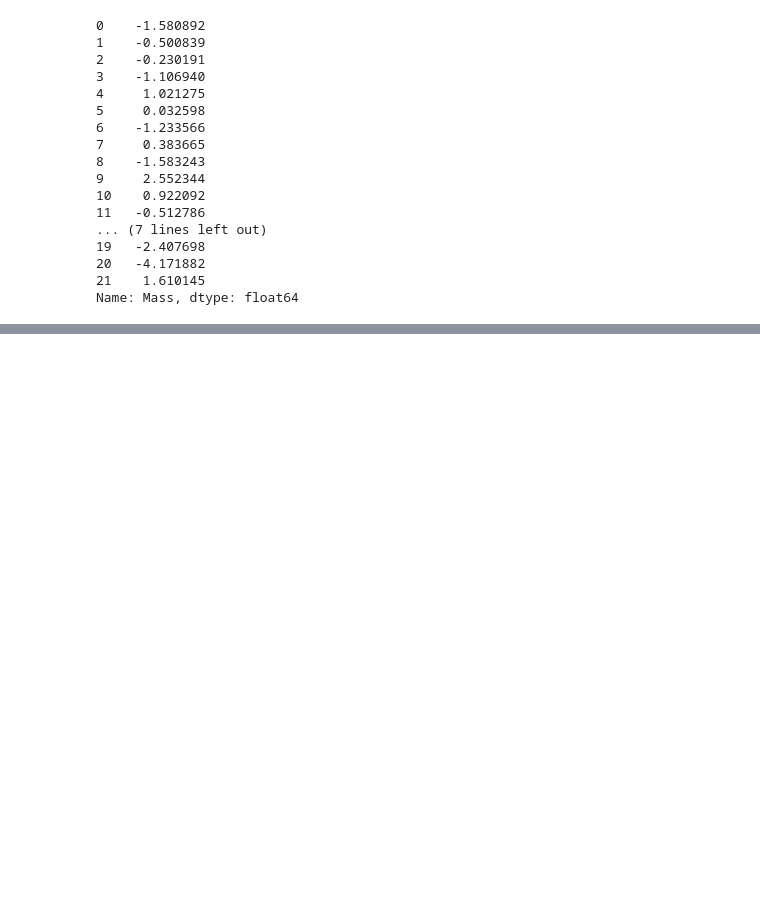
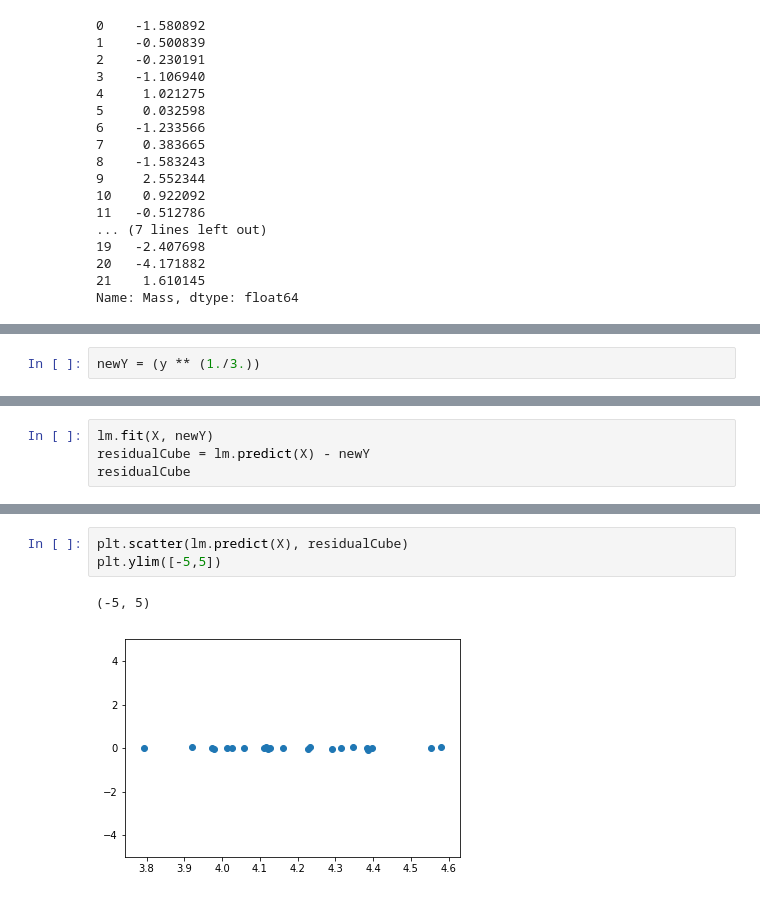
Before and after one commit to behroozmrd47/CS-498-AML-HW5, a Jupyter notebook: 7.10.ipynb, the cells around one changed output, grey strips where cells are left out. Cells and saved outputs as stored; diff of their text form; blank space fills up the shorter version.

```diff
--- a/7.10.ipynb
+++ b/7.10.ipynb
@@ -68,0 +72,2 @@ plt.scatter(lm.predict(X), residual)
+# %%
+newY = (y ** (1./3.))
@@ -68,0 +103,4 @@ plt.scatter(lm.predict(X), residual)
+# %%
+lm.fit(X, newY)
+residualCube = lm.predict(X) - newY
+residualCube
@@ -68,0 +125,6 @@ plt.scatter(lm.predict(X), residual)
+# %%
+plt.scatter(lm.predict(X), residualCube)
+plt.ylim([-5,5])
+# %% [output]
+(-5, 5)
+[figure, added]
```
Also changed, not shown: parts of 6 cells of this notebook.
